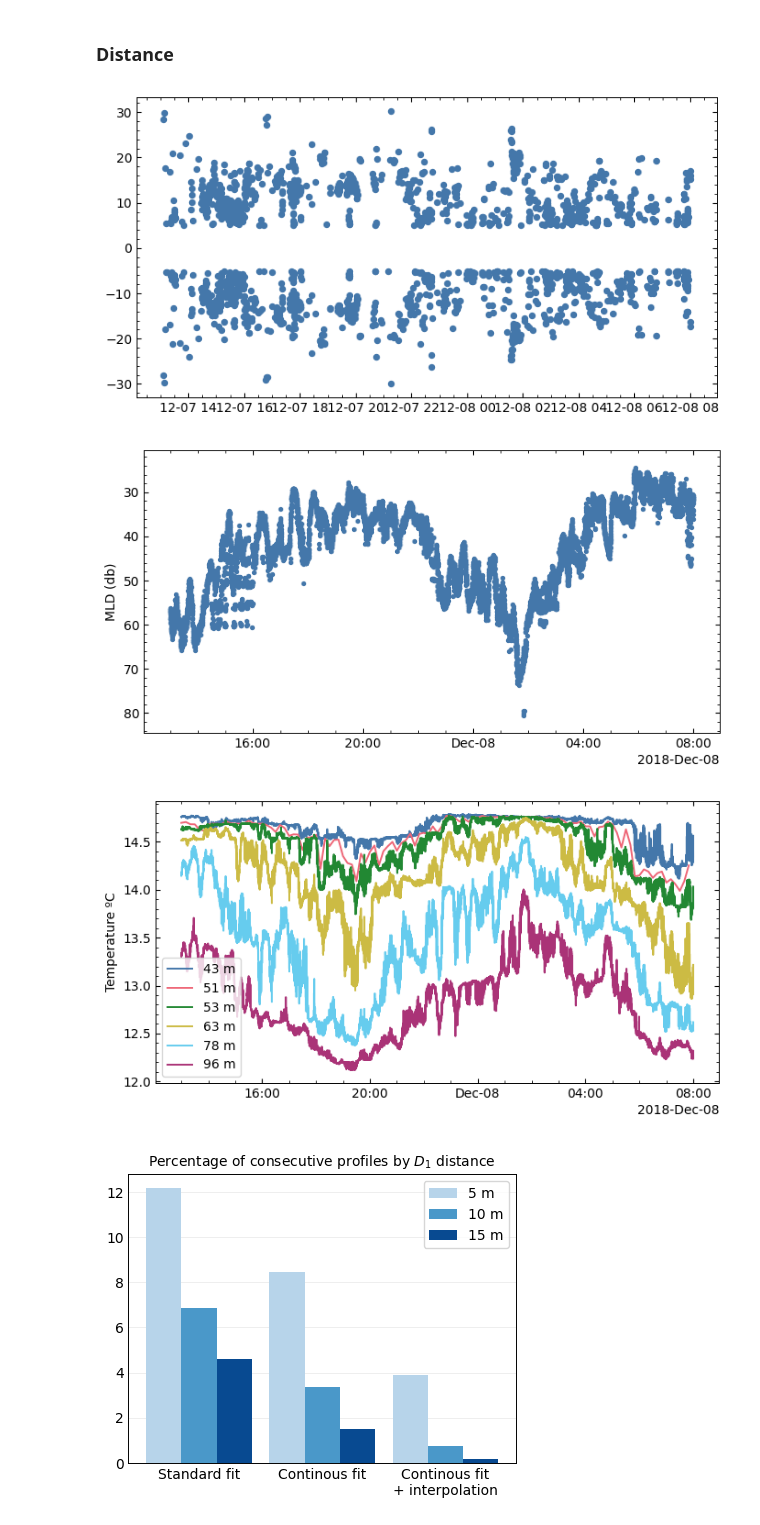
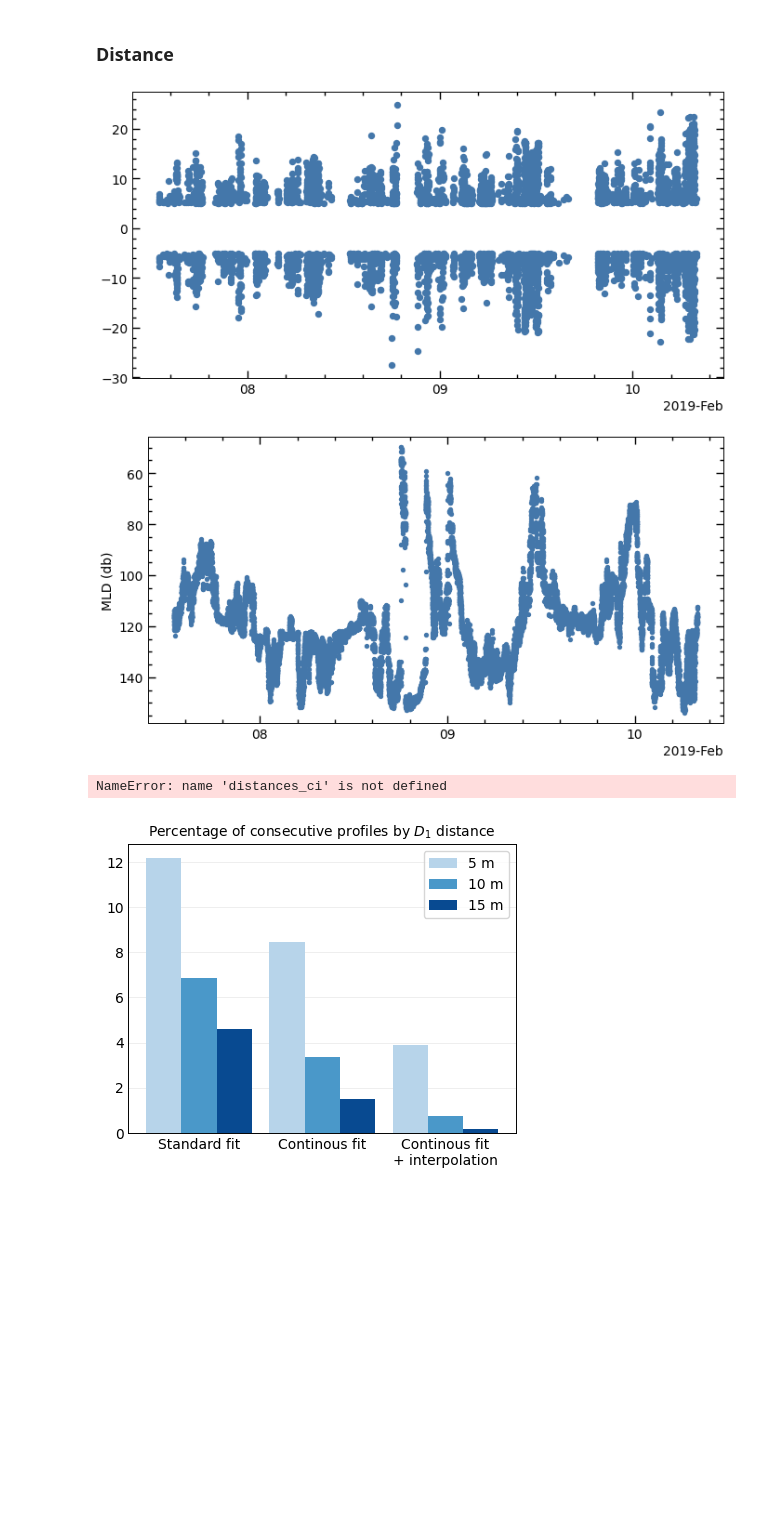
Before and after one commit to manufrn/TFG, a Jupyter notebook: notebooks/compare_fit_modes_20181116.ipynb, the cells around one changed output. Saved outputs shown, nothing was run; the diff lists cells and outputs as text; code cells hidden in the pictures; blank space fills up the shorter version.

```diff
--- a/notebooks/compare_fit_modes_20181116.ipynb
+++ b/notebooks/compare_fit_modes_20181116.ipynb
@@ -62,13 +132,13 @@ D1_s = df_s['D1'].to_numpy()
 D1_c = df_c['D1'].to_numpy()
 D1_ci = df_ci['D1'].to_numpy()
 
-distances_s = D1_s[locs_10_s + 1] - D1_s[locs_10_s]
+distances_10_s = D1_s[locs_10_s + 1] - D1_s[locs_10_s]
 date_s = date[locs_10_s]
 
-distances_c = D1_c[locs_10_c + 1] - D1_c[locs_10_c]
+distances_10_c = D1_c[locs_10_c + 1] - D1_c[locs_10_c]
 date_c = date[locs_10_c]
 
-distances_ci = D1_ci[locs_10_ci + 1] - D1_ci[locs_10_ci]
+distances_10_ci = D1_ci[locs_10_ci + 1] - D1_ci[locs_10_ci]
 date_ci = date[locs_10_ci]
 
 def plot_distances(df, variable, locs, lims=[None, None]):
@@ -79,6 +149,10 @@ def plot_distances(df, variable, locs, lims=[None, None]):
     if isinstance(lims[1], datetime):
         lims[1] = date_to_idx(df['date'], lims[1])
 
+    locator = mdates.AutoDateLocator(minticks=3, maxticks=7)
+    formatter = mdates.ConciseDateFormatter(locator)
+
+
     i_0 = np.searchsorted(locs, lims[0])
     i_f = np.searchsorted(locs, lims[1])
     locs = locs[i_0:i_f]
@@ -87,20 +161,45 @@ def plot_distances(df, variable, locs, lims=[None, None]):
     date_d = df['date'].to_numpy()[locs]
 
     fig, ax = plt.subplots(figsize=(7, 3.75))
+    ax.xaxis.set_major_locator(locator)
+    ax.xaxis.set_major_formatter(formatter)
+
     ax.scatter(date_d, distances)
     fig.tight_layout()
     plt.show()
-# %%
-date_0 = datetime(2018, 12, 7, 13)
-date_1 = datetime(2018, 12, 8, 8)
-plot_distances(df_s, 'D1', locs_5_s, lims=[date_0, date_1])
-plot_fit_variable(df_ci, 'D1', lims=[date_0, date_1])
-
-plot_thermistor_temperature(temp, pres, date, [5, 6, 7, 8, 9, 10], lims=[date_0, date_1])
-# %% [output]
-[figure, removed]
-[figure, removed]
-[figure, removed]
+# %%
+date_0 = datetime(2019, 2, 7, 13)
+date_1 = datetime(2019, 2, 10, 8)
+plot_distances(df_ci, 'D1', locs_5_ci, lims=[date_0, date_1])
+#density_plot(date_ci, np.abs(distances_ci), lims=[date_0, date_1])
+plot_fit_variable(df_ci, 'D1', lims=[date_0, date_1])
+# %% [output]
+[figure, added]
+[figure, added]
+# %%
+def density_plot(date, variable, levels=100, lims=[None, None]):
+    if isinstance(lims[0], datetime):
+        lims[0] = date_to_idx(date, lims[0])
+
+    if isinstance(lims[1], datetime):
+        lims[1] = date_to_idx(date, lims[1])
+
+    date = date[lims[0]:lims[1]]
+    variable = variable[lims[0]:lims[1]]
+    fig, ax = plt.subplots(figsize=(7, 3.75))
+    ax = sns.kdeplot(x=date, y=variable, fill=True, levels=levels, cmap='viridis')
+    locator = mdates.AutoDateLocator(minticks=3, maxticks=7)
+    formatter = mdates.ConciseDateFormatter(locator)
+
+    ax.xaxis.set_major_locator(locator)
+    ax.xaxis.set_major_formatter(formatter)
+    fig.tight_layout()
+    plt.show()
+
+
+density_plot(date_ci, np.abs(distances_ci))
+# %% [output]
+NameError: name 'distances_ci' is not defined
 # %%
 fig, ax = plt.subplots()
 x = np.array([0, 1.4, 2.8])
```
Also changed, not shown: parts of 15 cells of this notebook, 15 other files.
